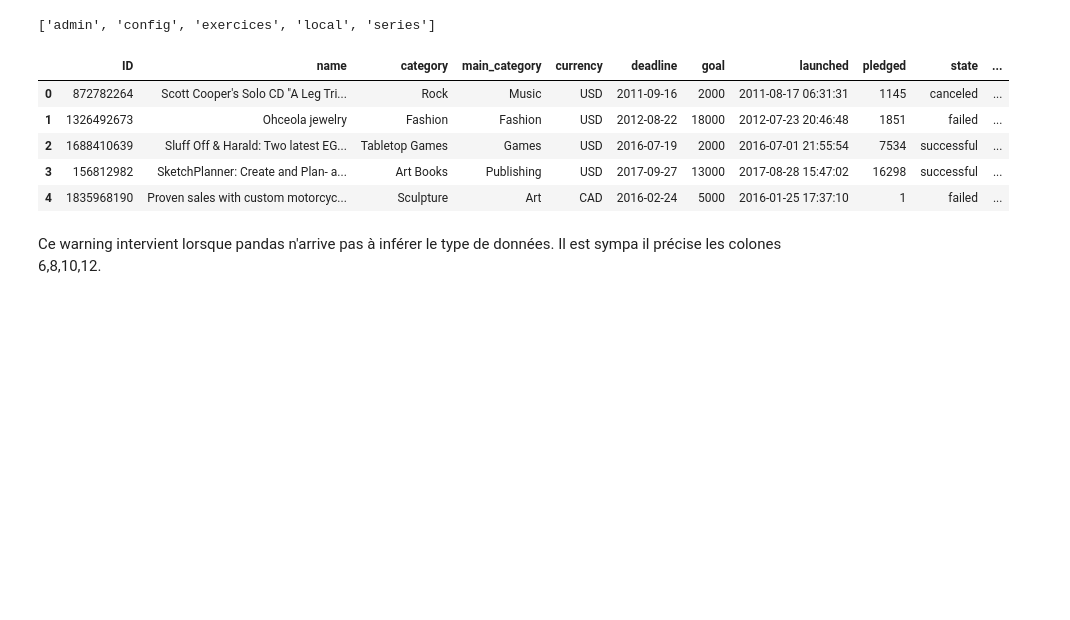
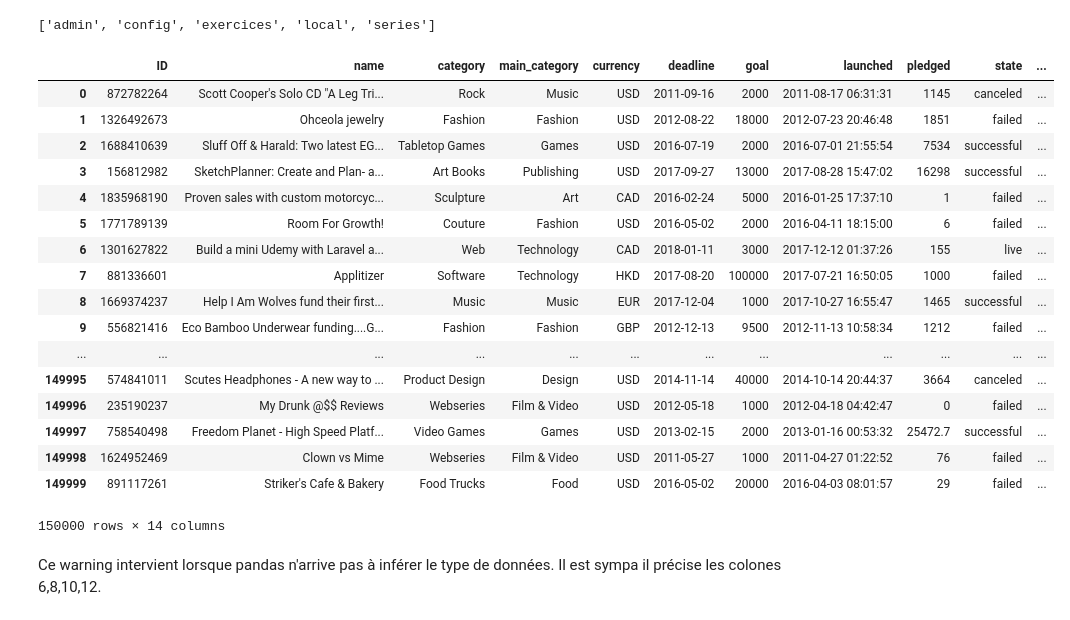
Before and after one commit to LouisChevallier/DETools, a Jupyter notebook: 3Mongo/ExerciceKickStarter.ipynb, the cells around one changed output. Drawn from its saved outputs; the diff is of its cells as text; code cells hidden in the pictures; blank space fills up the shorter version.

```diff
--- a/3Mongo/ExerciceKickStarter.ipynb
+++ b/3Mongo/ExerciceKickStarter.ipynb
@@ -28,14 +28,26 @@ collection = database['kickstarter']
 ['admin', 'config', 'exercices', 'local', 'series']
 # %%
 df_ks = pd.read_csv("./data/ks-projects-201801-sample.csv")
-df_ks.head()
+df_ks
 # %% [output]
 |  | ID | name | category | main_category | currency | deadline | goal | launched | pledged | state | ... |
 | 0 | 872782264 | Scott Cooper's Solo CD "A Leg Tri... | Rock | Music | USD | 2011-09-16 | 2000 | 2011-08-17 06:31:31 | 1145 | canceled | ... |
 | 1 | 1326492673 | Ohceola jewelry | Fashion | Fashion | USD | 2012-08-22 | 18000 | 2012-07-23 20:46:48 | 1851 | failed | ... |
 | 2 | 1688410639 | Sluff Off & Harald: Two latest EG... | Tabletop Games | Games | USD | 2016-07-19 | 2000 | 2016-07-01 21:55:54 | 7534 | successful | ... |
 | 3 | 156812982 | SketchPlanner: Create and Plan- a... | Art Books | Publishing | USD | 2017-09-27 | 13000 | 2017-08-28 15:47:02 | 16298 | successful | ... |
 | 4 | 1835968190 | Proven sales with custom motorcyc... | Sculpture | Art | CAD | 2016-02-24 | 5000 | 2016-01-25 17:37:10 | 1 | failed | ... |
+| 5 | 1771789139 | Room For Growth! | Couture | Fashion | USD | 2016-05-02 | 2000 | 2016-04-11 18:15:00 | 6 | failed | ... |
+| 6 | 1301627822 | Build a mini Udemy with Laravel a... | Web | Technology | CAD | 2018-01-11 | 3000 | 2017-12-12 01:37:26 | 155 | live | ... |
+| 7 | 881336601 | Applitizer | Software | Technology | HKD | 2017-08-20 | 100000 | 2017-07-21 16:50:05 | 1000 | failed | ... |
+| 8 | 1669374237 | Help I Am Wolves fund their first... | Music | Music | EUR | 2017-12-04 | 1000 | 2017-10-27 16:55:47 | 1465 | successful | ... |
+| 9 | 556821416 | Eco Bamboo Underwear funding....G... | Fashion | Fashion | GBP | 2012-12-13 | 9500 | 2012-11-13 10:58:34 | 1212 | failed | ... |
+| ... | ... | ... | ... | ... | ... | ... | ... | ... | ... | ... | ... |
+| 149995 | 574841011 | Scutes Headphones - A new way to ... | Product Design | Design | USD | 2014-11-14 | 40000 | 2014-10-14 20:44:37 | 3664 | canceled | ... |
+| 149996 | 235190237 | My Drunk @$$ Reviews | Webseries | Film & Video | USD | 2012-05-18 | 1000 | 2012-04-18 04:42:47 | 0 | failed | ... |
+| 149997 | 758540498 | Freedom Planet - High Speed Platf... | Video Games | Games | USD | 2013-02-15 | 2000 | 2013-01-16 00:53:32 | 25472.7 | successful | ... |
+| 149998 | 1624952469 | Clown vs Mime | Webseries | Film & Video | USD | 2011-05-27 | 1000 | 2011-04-27 01:22:52 | 76 | failed | ... |
+| 149999 | 891117261 | Striker's Cafe & Bakery | Food Trucks | Food | USD | 2016-05-02 | 20000 | 2016-04-03 08:01:57 | 29 | failed | ... |
+150000 rows × 14 columns
 # %% [markdown]
 Ce warning intervient lorsque pandas n'arrive pas à inférer le type de données. Il est sympa il précise les colones 6,8,10,12.
 # %%
```
Also changed, not shown: parts of 5 cells of this notebook, 1 other file.
